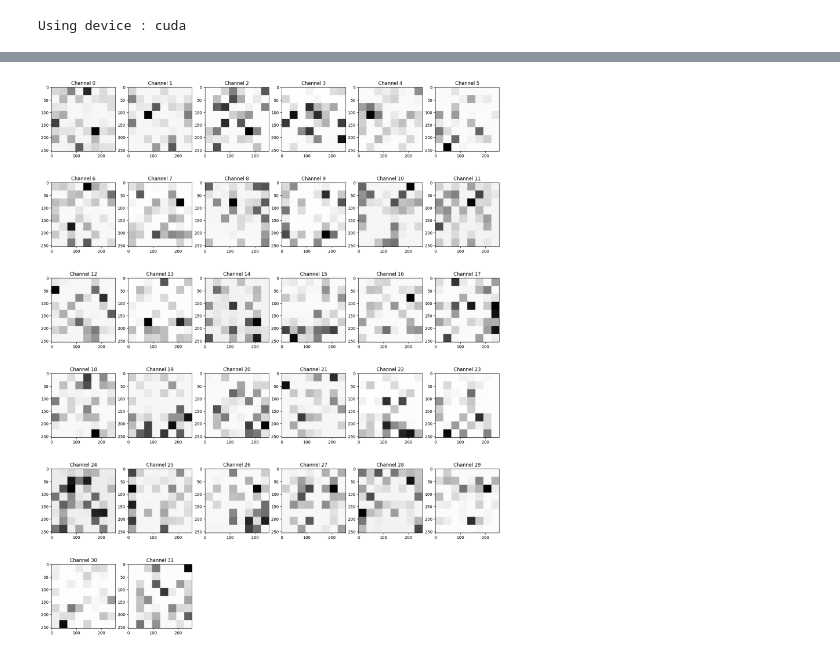
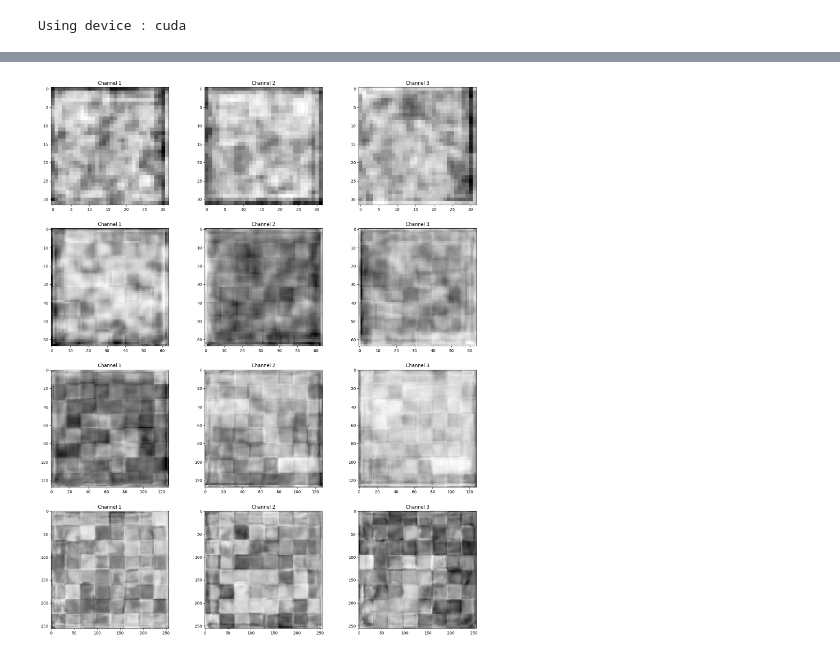
Before and after one commit to ashutoshc8101/underwater_image_enhancement, a Jupyter notebook: model.ipynb, the cells around one changed output, grey strips where cells are left out. Cells and saved outputs as stored; diff of their text form; code cells hidden in the pictures.

```diff
--- a/model.ipynb
+++ b/model.ipynb
@@ -536,3 +556,30 @@ class SGFMT(nn.Module):
     out = self.feature_map(out)
 
     return out + residual
+# %%
+class ConvBlock(nn.Module):
+
+  def __init__(self, in_channels, out_channels, use_eql = True):
+    super(ConvBlock, self).__init__()
+
+    if use_eql:
+      self.conv_1 = EqualizedConv2d(in_channels, out_channels, (1, 1), padding = 0, bias = True)
+      self.conv_2 = EqualizedConv2d(out_channels, out_channels, (3, 3), padding = 1, bias = True)
+      self.conv_3 = EqualizedConv2d(out_channels, out_channels, (3, 3), padding = 1, bias = True)
+
+    else:
+      self.conv_1 = nn.Conv2d(in_channels, out_channels, (3, 3), padding = 1, bias = True)
+      self.conv_2 = nn.Conv2d(out_channels, out_channels, (3, 3), padding = 1, bias = True)
+
+    self.pixNorm = PixelWiseNorm()
+    self.activation = nn.LeakyReLU(0.2)
+
+
+  def forward(self, x):
+
+    y = self.conv_1(self.activation(self.pixNorm(x)))
+    residual = y
+    y = self.conv_2(self.activation(self.pixNorm(y)))
+    y = self.conv_3(self.activation(self.pixNorm(y)))
+
+    return y + residual
@@ -708,12 +899,14 @@ RuntimeError: shape '[1, 32, 32, 512]' is invalid for input of size 131072
 # %%
 fig = plt.figure(figsize = (20, 25))
 
-rows, columns = 6, 6
+rows, columns = 4, 3
 
-for ix, channel in enumerate(result[0][0]):
-  ax = fig.add_subplot(rows, columns, ix + 1)
-  ax.set_title('Channel ' + str(ix))
+for ix, image in enumerate(result):
 
-  plt.imshow(channel.detach().numpy(), cmap='Greys')
+  for ix1, channel in enumerate(image[0]):
+    ax = fig.add_subplot(rows, columns, ix * 3 + ix1 + 1)
+    ax.set_title('Channel ' + str(ix1 + 1))
+
+    plt.imshow(channel.detach().numpy(), cmap='Greys')
 # %% [output]
-[figure, old version]
+[figure, new version]
```
Also changed, not shown: parts of 12 cells of this notebook.
